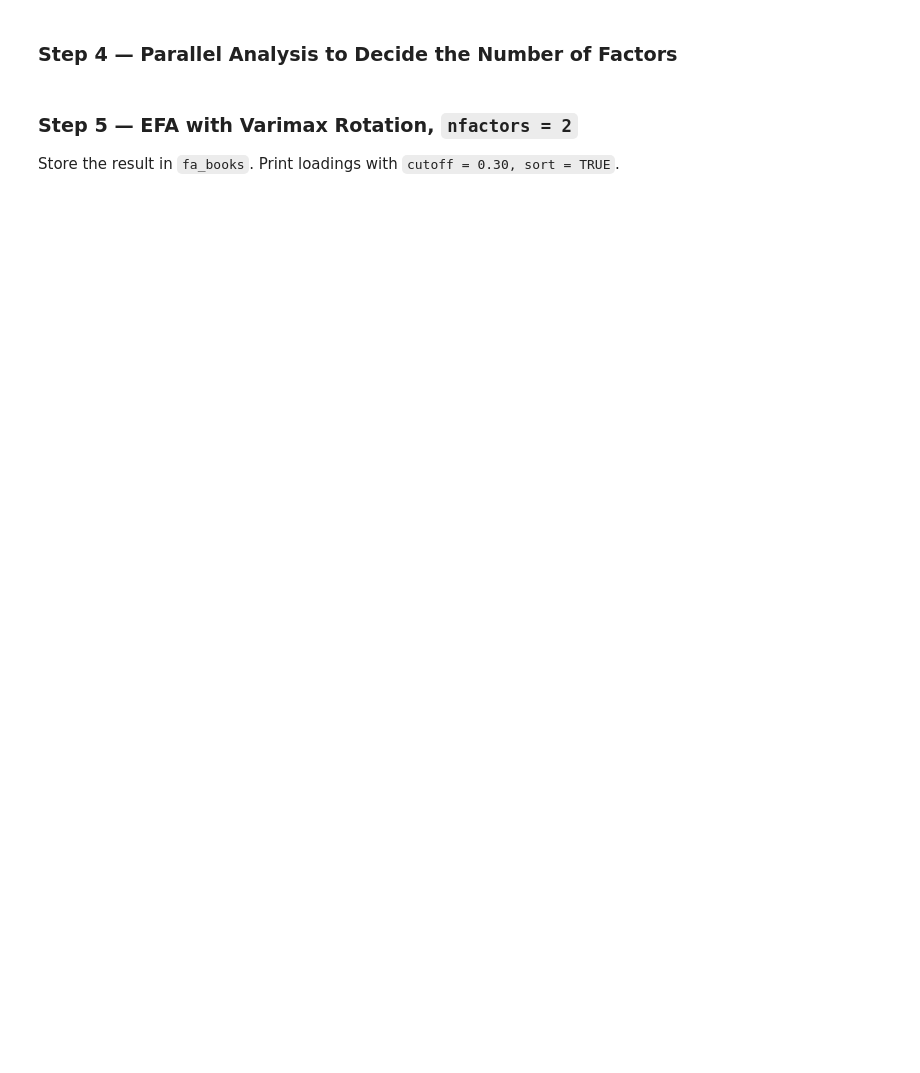
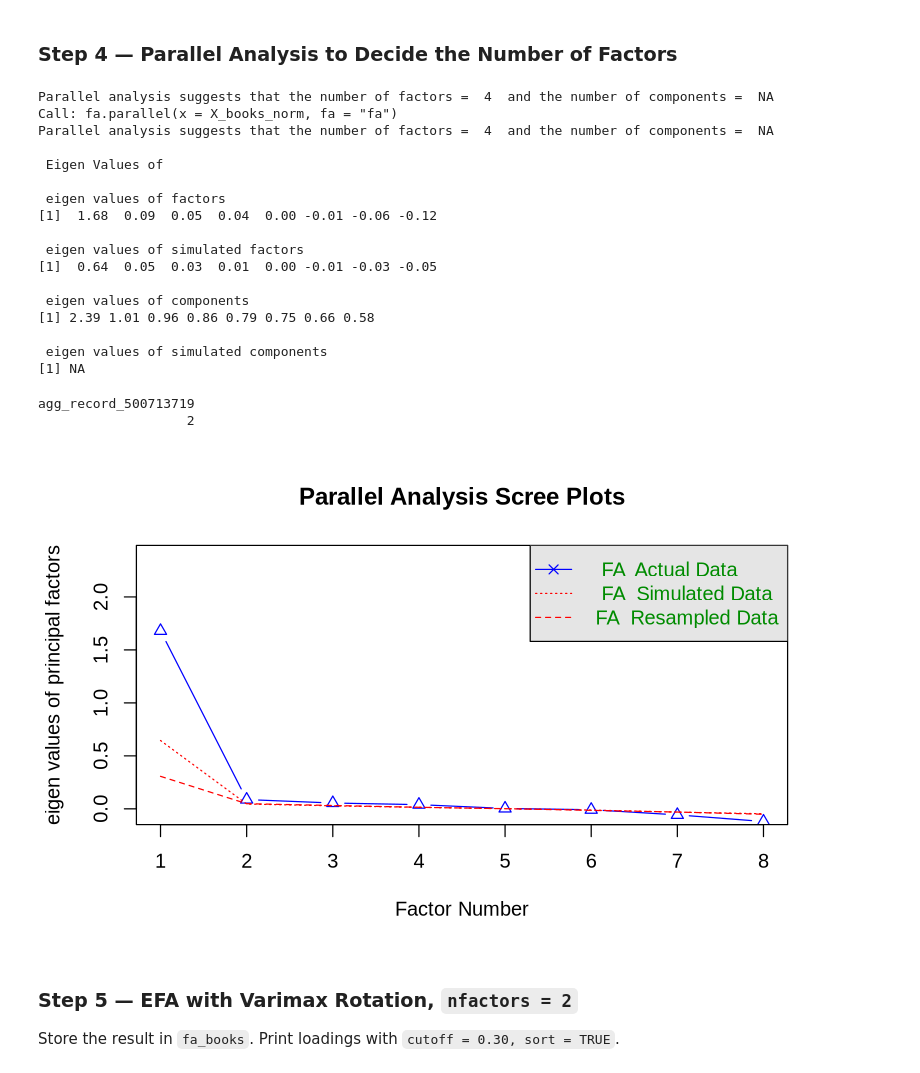
Before and after one commit to owenfrye1/MS3313-FryeV2, a Jupyter notebook: Homework/MS3313_Final_Exam.ipynb, the cells around one changed output. Cells and saved outputs as stored; diff of their text form; code cells hidden in the pictures; blank space fills up the shorter version.

```diff
--- a/Homework/MS3313_Final_Exam.ipynb
+++ b/Homework/MS3313_Final_Exam.ipynb
@@ -577,13 +659,10 @@ cm_tayko
 
 Store the 8-column dataframe in `books.df` and the standardized matrix in `X_books_norm`.
 # %%
-# YOUR CODE HERE — delete this comment when you add your code
-# Required objects: books.df, X_books_norm
+book_vars <- c("ChildBks", "YouthBks", "CookBks", "DoItYBks",
+               "RefBks", "ArtBks", "GeogBks", "ItalCook")
 
-book_vars <- c("ChildBks","YouthBks","CookBks","DoItYBks",
-               "RefBks","ArtBks","GeogBks","ItalCook")
-
-books.df     <- NULL    # replace NULL with your code
-X_books_norm <- NULL    # replace NULL with your code
+books.df <- mlba::CharlesBookClub[, book_vars]
+X_books_norm <- scale(books.df)
 
 cat("n =", nrow(books.df), " variables =", ncol(books.df), "\n")
@@ -605,17 +694,36 @@ print(bartlett_books)
 # %%
 tmp_file <- tempfile(fileext = ".png")
 png(tmp_file, width = 800, height = 500, res = 120,
     type = "cairo", family = "sans")
 
-# YOUR CODE HERE — delete this comment when you add your code
-# Build the fa.parallel(...) call inside print(...). Use fa = "fa".
 
 print(
-  NULL    # replace NULL with your fa.parallel(X_books_norm, fa = "fa", ...) call
+  fa.parallel(X_books_norm, fa = "fa")
 )
 
 dev.off()
 IRdisplay::display_png(file = tmp_file)
+# %% [output]
+Parallel analysis suggests that the number of factors =  4  and the number of components =  NA
+Call: fa.parallel(x = X_books_norm, fa = "fa")
+Parallel analysis suggests that the number of factors =  4  and the number of components =  NA
+
+ Eigen Values of
+
+ eigen values of factors
+[1]  1.68  0.09  0.05  0.04  0.00 -0.01 -0.06 -0.12
+
+ eigen values of simulated factors
+[1]  0.64  0.05  0.03  0.01  0.00 -0.01 -0.03 -0.05
+
+ eigen values of components
+[1] 2.39 1.01 0.96 0.86 0.79 0.75 0.66 0.58
+
+ eigen values of simulated components
+[1] NA
+agg_record_500713719
+                   2
+[figure, added]
 # %% [markdown]
 ### Step 5 — EFA with Varimax Rotation, `nfactors = 2`
 
```
Also changed, not shown: parts of 20 cells of this notebook.
